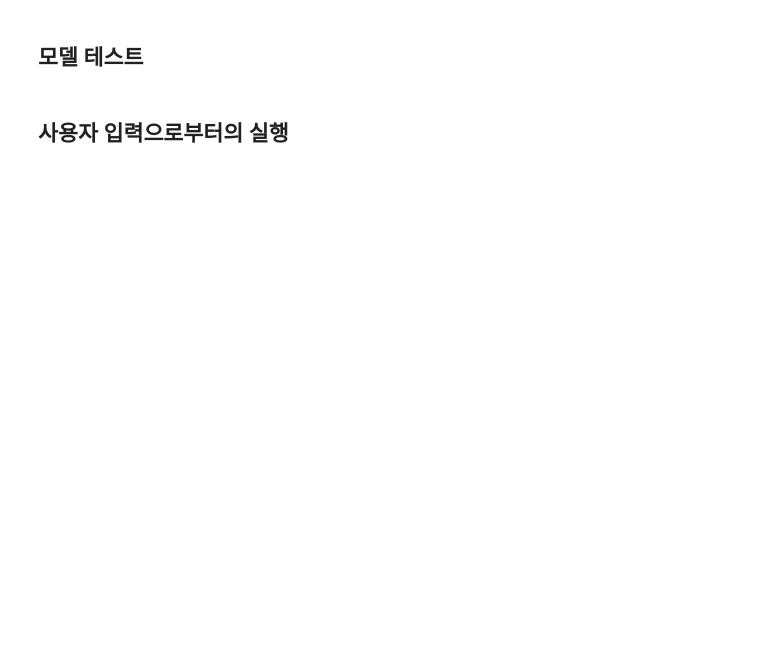
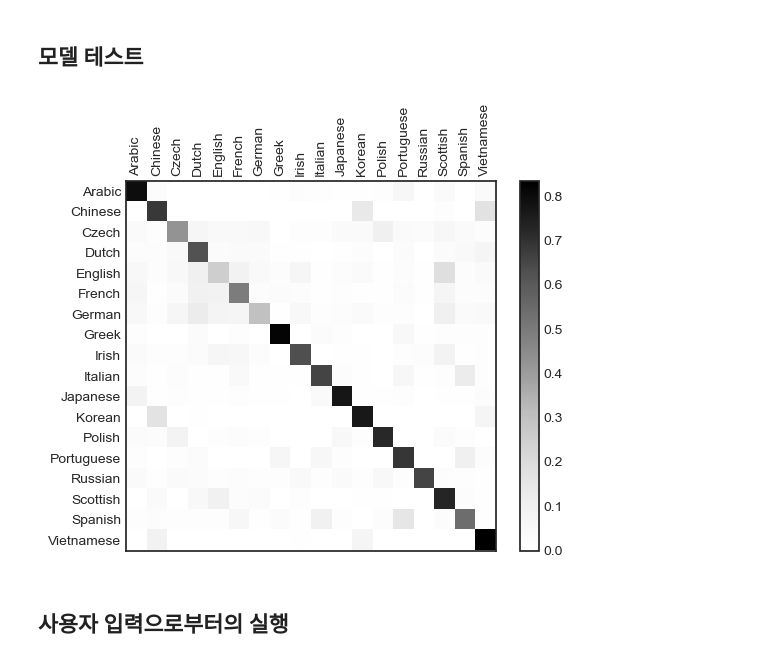
Before and after one commit to kksoo1769/study, a Jupyter notebook: code/deep_learning/10.pytorch_gen_nn/10-4.RNN.ipynb, the cells around one changed output. Saved outputs shown, nothing was run; the diff lists cells and outputs as text; code cells hidden in the pictures; blank space fills up the shorter version.

```diff
--- a/code/deep_learning/10.pytorch_gen_nn/10-4.RNN.ipynb
+++ b/code/deep_learning/10.pytorch_gen_nn/10-4.RNN.ipynb
@@ -107,7 +112,7 @@ class RNN(nn.Module):
         self.i2o = nn.Linear(input_size + hidden_size, output_size)
         self.softmax = nn.LogSoftmax(dim=1)
 
-    def forward(self, input, hidden):
+    def forward(self, input: torch.Tensor, hidden: torch.Tensor):
         combined = torch.cat((input, hidden), 1)
         hidden = self.i2h(combined)
         output = self.i2o(combined)
@@ -156,7 +160,7 @@ print(category_from_output(output))
 # %%
 import random
 
-def random_choice(l):
+def random_choice(l: list):
     return l[random.randint(0, len(l) - 1)]
 
 def random_training_example():
@@ -168,6 +172,6 @@ def random_training_example():
     return category, line, category_tensor, line_tensor
 
 for i in range(10):
-    cateogory, line, category_tensor, line_tensor = random_training_example()
-    print(f"Category: {category}, Line: {line}")
+    category, line, category_tensor, line_tensor = random_training_example()
+    print(f"Category: {category}  \t Line: {line}")
 # %% [output]
@@ -188,4 +274,40 @@ Category: Vietnamese, Line: Buchta
 # %% [markdown]
 ## 모델 테스트
+# %%
+cm = torch.zeros(n_categories, n_categories)
+n_confusion = 10_000
+
+def evaluate(line_tensor: torch.Tensor):
+    hidden = rnn.init_hidden()
+
+    for i in range(line_tensor.size(0)):
+        output, hidden = rnn(line_tensor[i], hidden)
+
+    return output
+
+for i in range(n_confusion):
+    category, line, category_tensor, line_tensor = random_training_example()
+    output = evaluate(line_tensor)
+    guess, guess_i = category_from_output(output)
+    category_i = all_categories.index(category)
+    cm[category_i][guess_i] += 1
+
+for i in range(n_categories):
+    cm[i] = cm[i] / cm[i].sum()
+
+fig = plt.figure()
+ax = fig.add_subplot(111)
+cax = ax.matshow(cm.numpy())
+fig.colorbar(cax)
+ax.set_xticks(range(n_categories))
+ax.set_yticks(range(n_categories))
+ax.set_xticklabels(all_categories, rotation=90)
+ax.set_yticklabels(all_categories)
+ax.xaxis.set_major_locator(ticker.MultipleLocator(1))
+ax.yaxis.set_major_locator(ticker.MultipleLocator(1))
+
+plt.show()
+# %% [output]
+[figure, added]
 # %% [markdown]
 ## 사용자 입력으로부터의 실행
```
Also changed, not shown: parts of 13 cells of this notebook.
